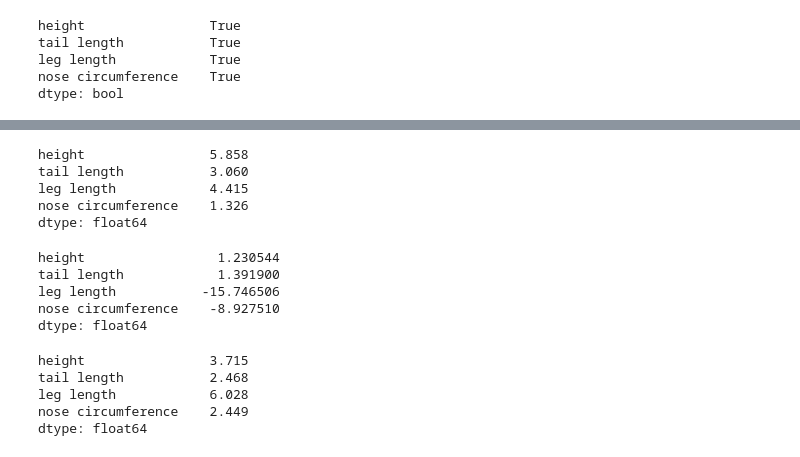
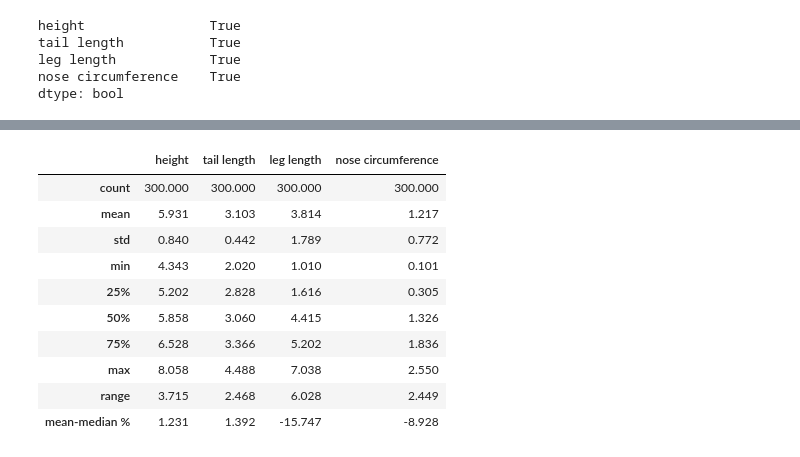
Before and after one commit to animaviridis/dmv-practicals, a Jupyter notebook: assessment/assignment1/task1/task1.ipynb, the cells around one changed output, grey strips where cells are left out. Drawn from its saved outputs; the diff is of its cells as text; code cells hidden in the pictures.

```diff
--- a/assessment/assignment1/task1/task1.ipynb
+++ b/assessment/assignment1/task1/task1.ipynb
@@ -69,25 +60,22 @@ data.describe()
-# %%
-data.median()
-# %% [output]
-height                5.858
-tail length           3.060
-leg length            4.415
-nose circumference    1.326
-dtype: float64
-# %%
-(data.mean() - data.median())/data.mean() * 100
-# %% [output]
-height                 1.230544
-tail length            1.391900
-leg length           -15.746506
-nose circumference    -8.927510
-dtype: float64
-# %%
-data.max() - data.min()  # range
-# %% [output]
-height                3.715
-tail length           2.468
-leg length            6.028
-nose circumference    2.449
-dtype: float64
+# %%
+summary = data.describe()
+
+# add range
+summary = summary.append((data.max() - data.min()).rename('range'))
+
+summary = summary.append(((data.mean() - data.median())/data.mean() * 100).rename('mean-median %'))
+
+summary.round(3)
+# %% [output]
+|  | height | tail length | leg length | nose circumference |
+| count | 300.000 | 300.000 | 300.000 | 300.000 |
+| mean | 5.931 | 3.103 | 3.814 | 1.217 |
+| std | 0.840 | 0.442 | 1.789 | 0.772 |
+| min | 4.343 | 2.020 | 1.010 | 0.101 |
+| 25% | 5.202 | 2.828 | 1.616 | 0.305 |
+| 50% | 5.858 | 3.060 | 4.415 | 1.326 |
+| 75% | 6.528 | 3.366 | 5.202 | 1.836 |
+| max | 8.058 | 4.488 | 7.038 | 2.550 |
+| range | 3.715 | 2.468 | 6.028 | 2.449 |
+| mean-median % | 1.231 | 1.392 | -15.747 | -8.928 |
 # %%
```
Also changed, not shown: parts of 12 cells of this notebook, 1 other file.
